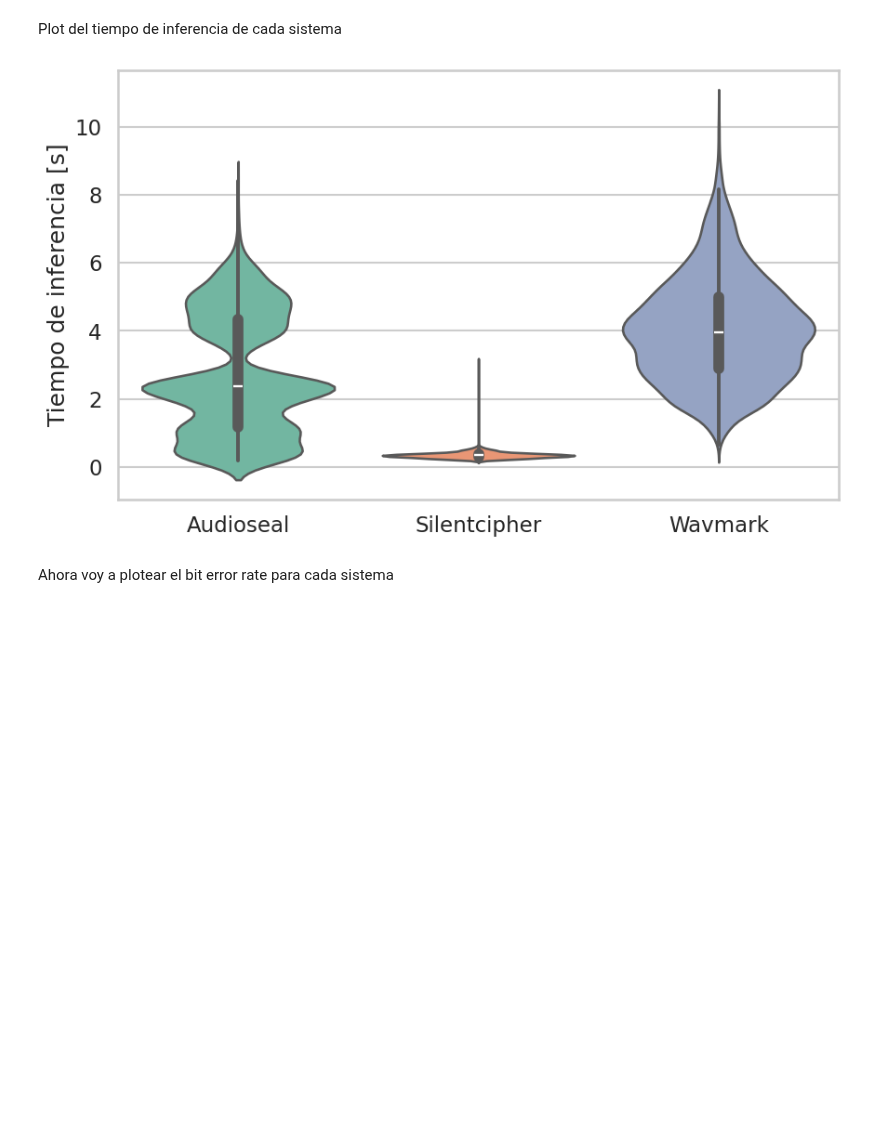
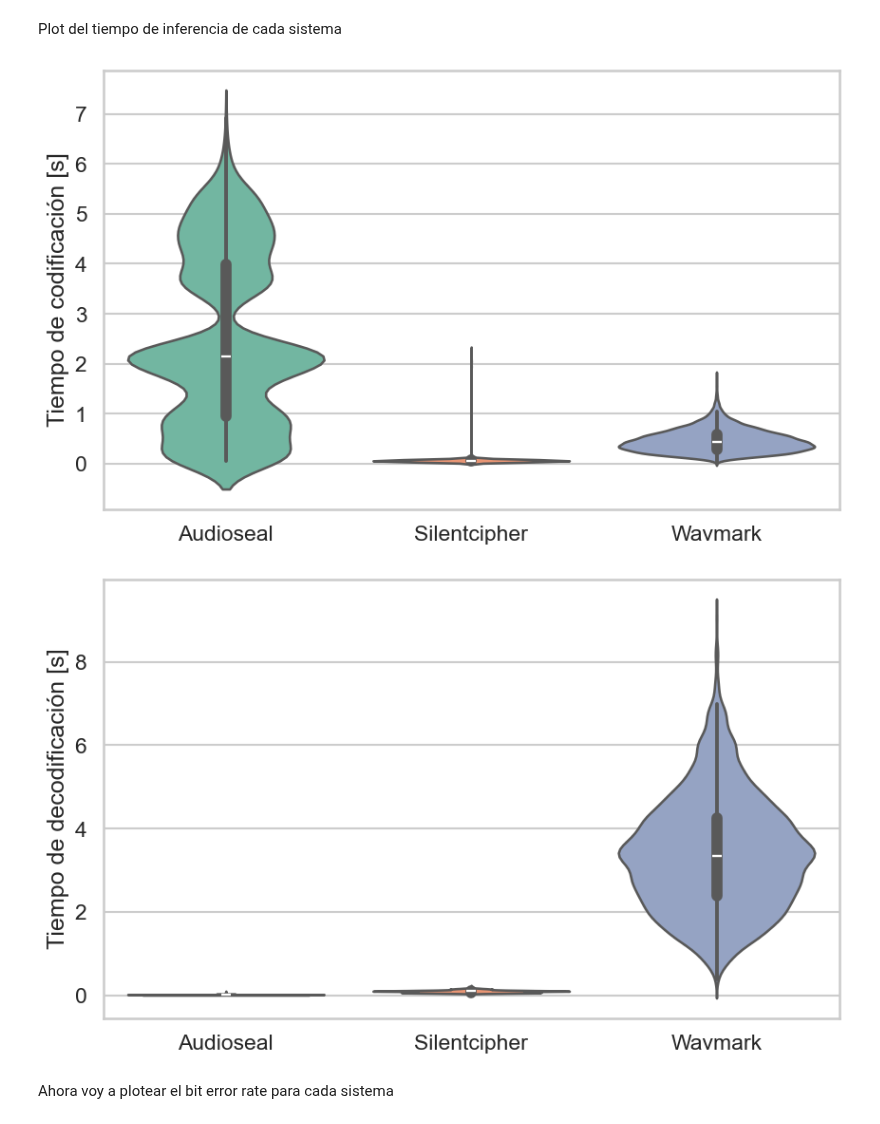
Before and after one commit to almarazj/watermarking-systems, a Jupyter notebook: plots/plots_tesis.ipynb, the cells around one changed output. Cells and saved outputs as stored; diff of their text form; code cells hidden in the pictures; blank space fills up the shorter version.

```diff
--- a/plots/plots_tesis.ipynb
+++ b/plots/plots_tesis.ipynb
@@ -24,14 +24,13 @@ audio_folder = current_path.parent / 'audio-files'
 plots_folder = current_path.parent / 'plots'
 
 systems = [folder.name for folder in (audio_folder).iterdir() if folder.is_dir()]
-results_columns = ['file_name', 'snr', 'pesq', 'ber', 'time']
 
 protocol_columns = ['speaker_id', 'file_name', 'attack', 'key', 'duration']
 #protocol_df = pd.read_csv('D:/Music/datasets/Dataset/protocol-spoofed.txt', sep='\s+', header=None, names=protocol_columns)
-protocol_df = pd.read_csv('/home/jalma/Music/datasets/HABLA-spoofed/protocol-spoofed.txt', sep='\s+', header=None, names=protocol_columns)
+protocol_df = pd.read_csv('D:/Music/datasets/Dataset/protocol-spoofed.txt', sep='\s+', header=None, names=protocol_columns)
 
 data = {}
 for system in systems:
-    results = audio_folder / system / 'results' / 'results.txt'
-    data[system] = pd.read_csv(results, sep='\s+', header=None, names=results_columns)
+    results = audio_folder / system / 'results' / 'results.csv'
+    data[system] = pd.read_csv(results, sep=',')
     data[system] = pd.merge(data[system], protocol_df[['speaker_id', 'file_name', 'duration']], on=['file_name'], how='left')
@@ -120,17 +117,29 @@ Residual   218.200761  8695.0          NaN            NaN
 Plot del tiempo de inferencia de cada sistema
 # %%
 placeholder_data = pd.DataFrame({
-    'time': pd.concat([data['audioseal']['time'], data['silentcipher']['time'], data['wavmark']['time']]),
+    'time': pd.concat([data['audioseal']['encode_time'], data['silentcipher']['encode_time'], data['wavmark']['encode_time']]),
     'group': ['Audioseal'] * len(data['audioseal']) + ['Silentcipher'] * len(data['silentcipher']) + ['Wavmark'] * len(data['wavmark'])
 })
 plt.figure(figsize=(10, 6))
 sns.violinplot(x='group', y='time', hue='group', legend=False, data=placeholder_data, palette='Set2')
-plt.ylabel('Tiempo de inferencia [s]')
+plt.ylabel('Tiempo de codificación [s]')
 plt.xlabel('')
-plt.savefig(plots_folder / "inference_time.svg")
+plt.savefig(plots_folder / "encode_time.svg")
 plt.show()
+
+placeholder_data = pd.DataFrame({
+    'time': pd.concat([data['audioseal']['decode_time'], data['silentcipher']['decode_time'], data['wavmark']['decode_time']]),
+    'group': ['Audioseal'] * len(data['audioseal']) + ['Silentcipher'] * len(data['silentcipher']) + ['Wavmark'] * len(data['wavmark'])
+})
+plt.figure(figsize=(10, 6))
+sns.violinplot(x='group', y='time', hue='group', legend=False, data=placeholder_data, palette='Set2')
+plt.ylabel('Tiempo de decodificación [s]')
+plt.xlabel('')
+plt.savefig(plots_folder / "decode_time.svg")
+plt.show()
 # %% [output]
-[figure, old version]
+[figure, new version]
+[figure, added]
 # %% [markdown]
 Ahora voy a plotear el bit error rate para cada sistema
 # %%
```
Also changed, not shown: parts of 7 cells of this notebook, 7 other files.
